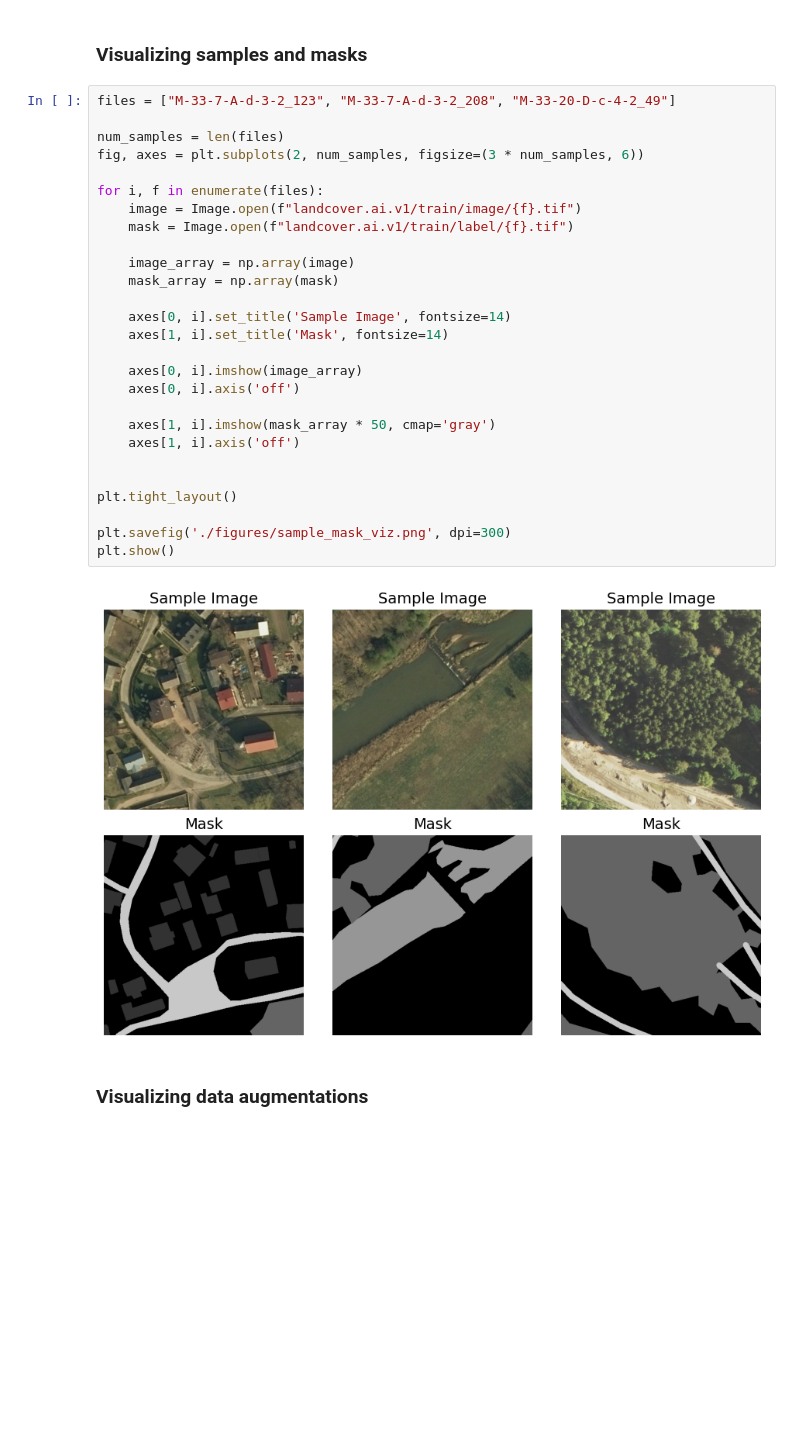
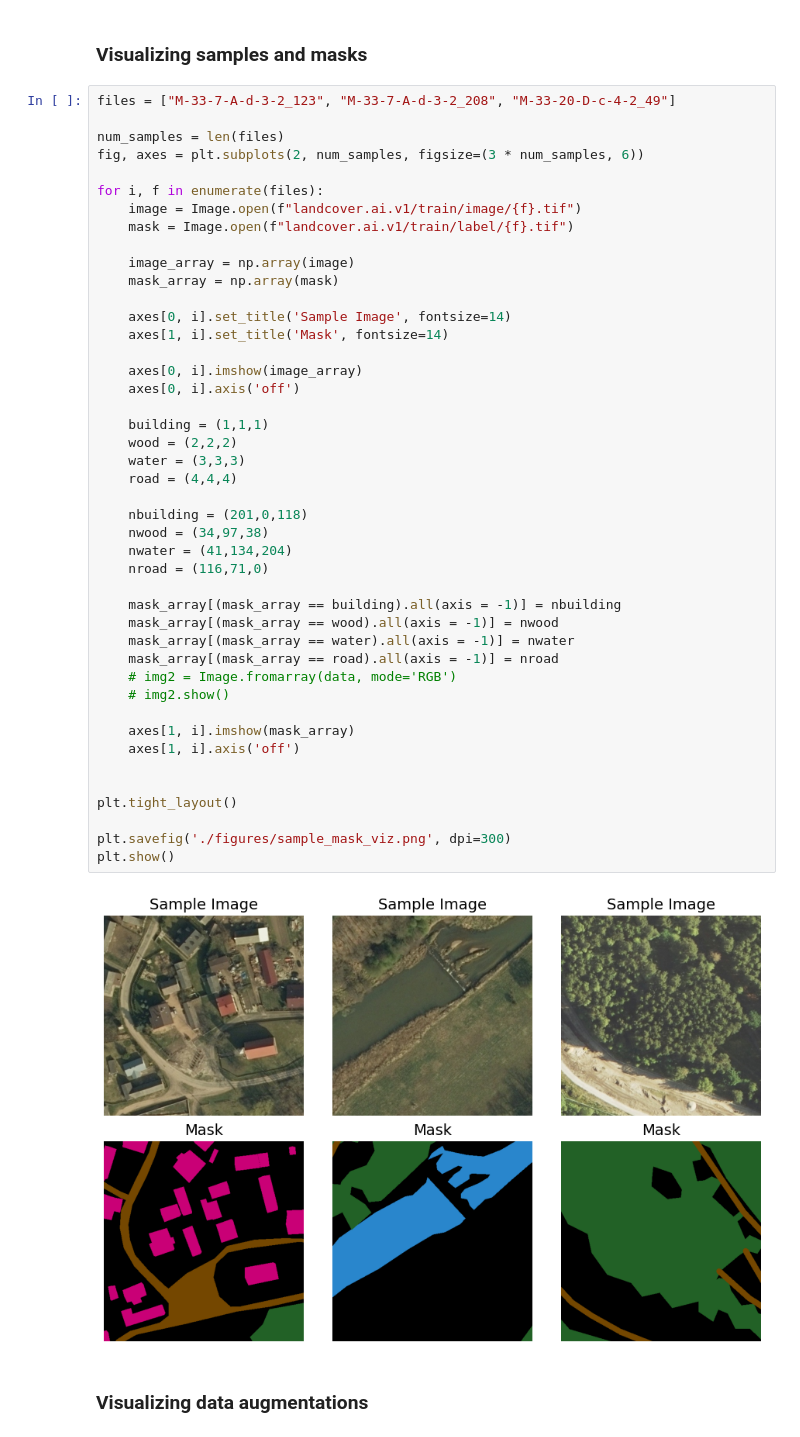
Before and after one commit to kgurnani/landcover_segmentation, a Jupyter notebook: exploratory_data_analysis.ipynb, the cells around one changed output. Drawn from its saved outputs; the diff is of its cells as text; blank space fills up the shorter version.

```diff
--- a/exploratory_data_analysis.ipynb
+++ b/exploratory_data_analysis.ipynb
@@ -218,32 +218,49 @@ plt.show()
 # %%
 files = ["M-33-7-A-d-3-2_123", "M-33-7-A-d-3-2_208", "M-33-20-D-c-4-2_49"]
 
 num_samples = len(files)
 fig, axes = plt.subplots(2, num_samples, figsize=(3 * num_samples, 6))
 
 for i, f in enumerate(files):
     image = Image.open(f"landcover.ai.v1/train/image/{f}.tif")
     mask = Image.open(f"landcover.ai.v1/train/label/{f}.tif")
 
     image_array = np.array(image)
     mask_array = np.array(mask)
 
     axes[0, i].set_title('Sample Image', fontsize=14)
     axes[1, i].set_title('Mask', fontsize=14)
 
     axes[0, i].imshow(image_array)
     axes[0, i].axis('off')
 
-    axes[1, i].imshow(mask_array * 50, cmap='gray')
+    building = (1,1,1)
+    wood = (2,2,2)
+    water = (3,3,3)
+    road = (4,4,4)
+
+    nbuilding = (201,0,118)
+    nwood = (34,97,38)
+    nwater = (41,134,204)
+    nroad = (116,71,0)
+
+    mask_array[(mask_array == building).all(axis = -1)] = nbuilding
+    mask_array[(mask_array == wood).all(axis = -1)] = nwood
+    mask_array[(mask_array == water).all(axis = -1)] = nwater
+    mask_array[(mask_array == road).all(axis = -1)] = nroad
+    # img2 = Image.fromarray(data, mode='RGB')
+    # img2.show()
+
+    axes[1, i].imshow(mask_array)
     axes[1, i].axis('off')
 
 
 plt.tight_layout()
 
 plt.savefig('./figures/sample_mask_viz.png', dpi=300)
 plt.show()
 # %% [output]
-[figure, old version]
+[figure, new version]
 # %% [markdown]
 ### Visualizing data augmentations
 # %%
```
Also changed, not shown: parts of 1 cell of this notebook, 4 other files.
